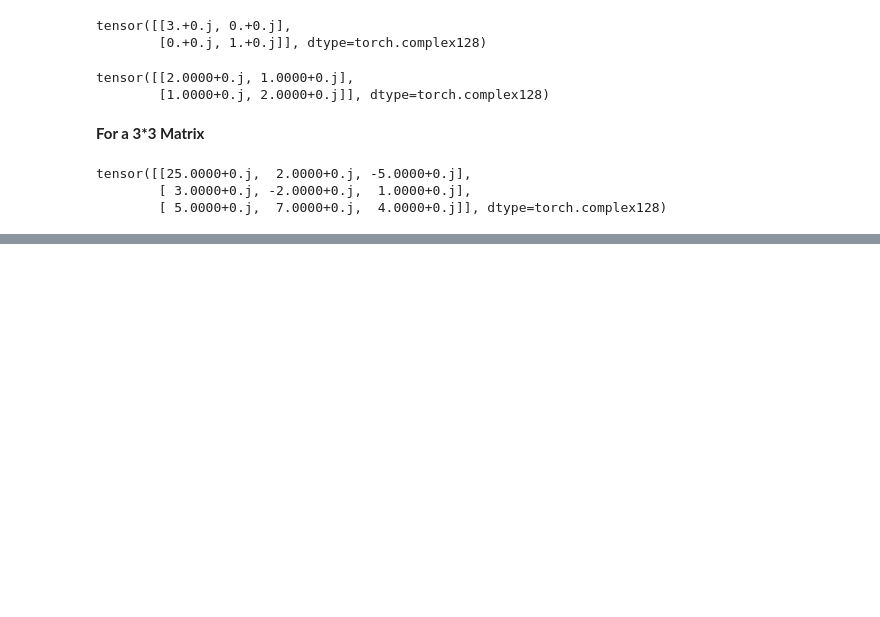
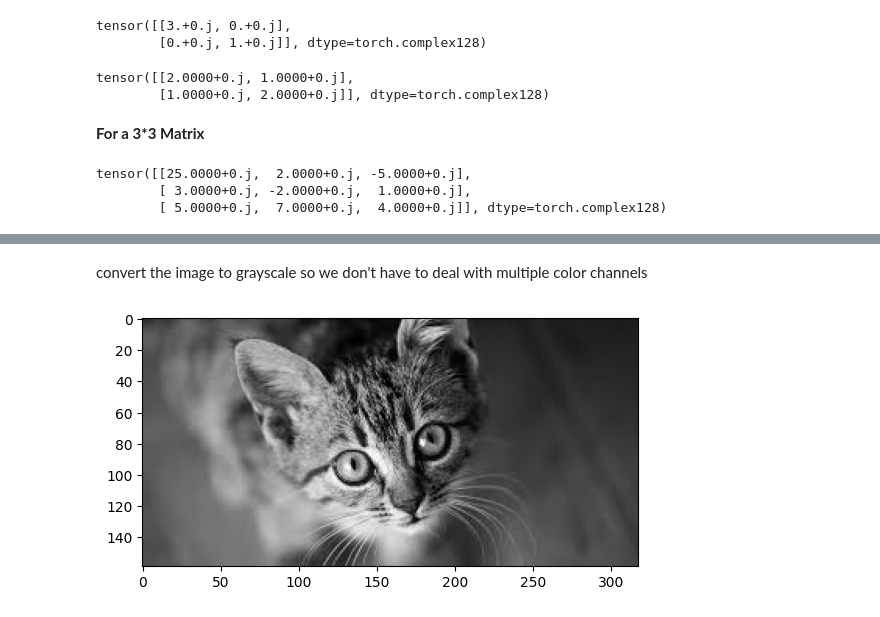
Before and after one commit to SriHarshith1/Maths-For-ML, a Jupyter notebook: Linear Algebra.ipynb, the cells around one changed output, grey strips where cells are left out. Saved outputs shown, nothing was run; the diff lists cells and outputs as text; code cells hidden in the pictures; blank space fills up the shorter version.

```diff
--- a/Linear Algebra.ipynb
+++ b/Linear Algebra.ipynb
@@ -1527,0 +1632,7 @@ tensor([[25.0000+0.j,  2.0000+0.j, -5.0000+0.j],
+# %% [markdown]
+convert the image to grayscale so we don't have to deal with multiple color channels
+# %%
+imggray = img.convert('LA')
+_ = plt.imshow(imggray)
+# %% [output]
+[figure, added]
```
Also changed, not shown: parts of 43 cells of this notebook, 1 other file.
